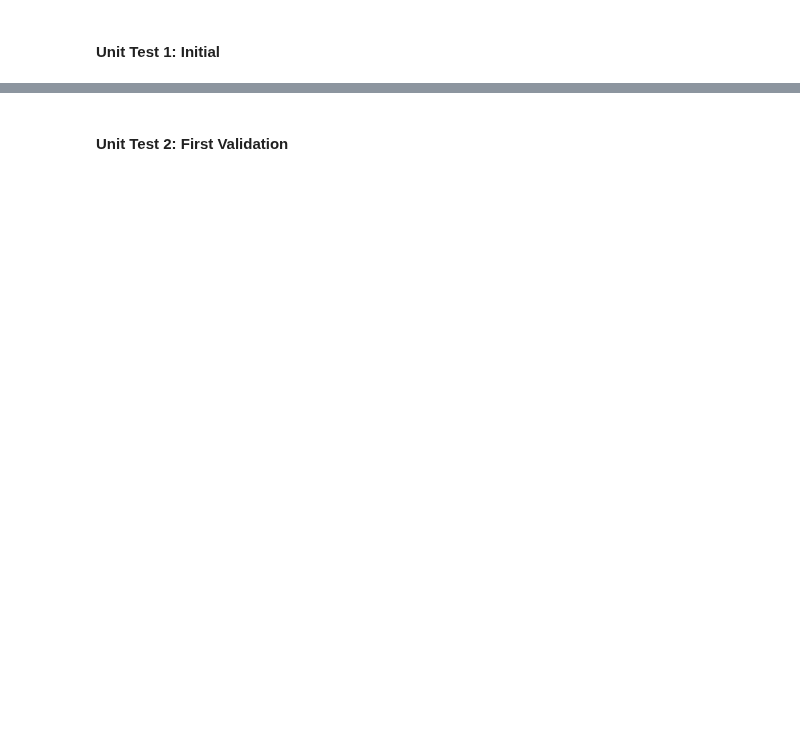
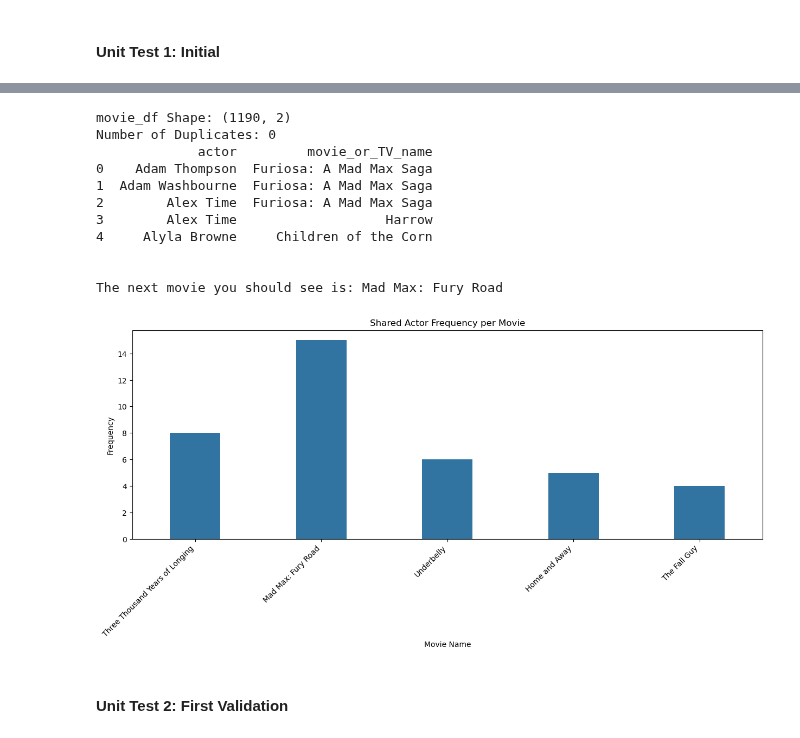
Before and after one commit to taylorswrite/biostat-203c-2024-spring, a Jupyter notebook: hw5/hw5.ipynb, the cells around one changed output, grey strips where cells are left out. Cells and saved outputs as stored; diff of their text form; code cells hidden in the pictures; blank space fills up the shorter version.

```diff
--- a/hw5/hw5.ipynb
+++ b/hw5/hw5.ipynb
@@ -358,6 +406,13 @@ from hw5module import parse_full_credits
 # %% [markdown]
 #### Unit Test 1: Initial
 # %%
-%%time
-url = "https://www.themoviedb.org/movie/786892-furiosa-a-mad-max-saga/cast"
-test1_df = parse_full_credits(url)
+# Empty dictionary used for all test
+df = pd.DataFrame(columns=['actor', 'movie_or_TV_name']) # init actor df
+
+# Test Inputs
+directory = "786892-furiosa-a-mad-max-saga"
+actor = "1397778-anya-taylor-joy"
+
+# Test webscrape functions
+actor1_df = parse_actor_page(df, actor) # test parse_actor_page
+test1_df = parse_full_credits(directory) # test parse_full_credits
@@ -369,2 +430,17 @@ test1_df.head() # first 10 rows.
+# %%
+plot_results(test1_df, "Furiosa: A Mad Max Saga", 3)
+# %% [output]
+movie_df Shape: (1190, 2)
+Number of Duplicates: 0
+             actor         movie_or_TV_name
+0    Adam Thompson  Furiosa: A Mad Max Saga
+1  Adam Washbourne  Furiosa: A Mad Max Saga
+2        Alex Time  Furiosa: A Mad Max Saga
+3        Alex Time                   Harrow
+4     Alyla Browne     Children of the Corn
+
+
+The next movie you should see is: Mad Max: Fury Road
+[figure, added]
 # %% [markdown]
 #### Unit Test 2: First Validation
```
Also changed, not shown: parts of 22 cells of this notebook, 1 other file.
